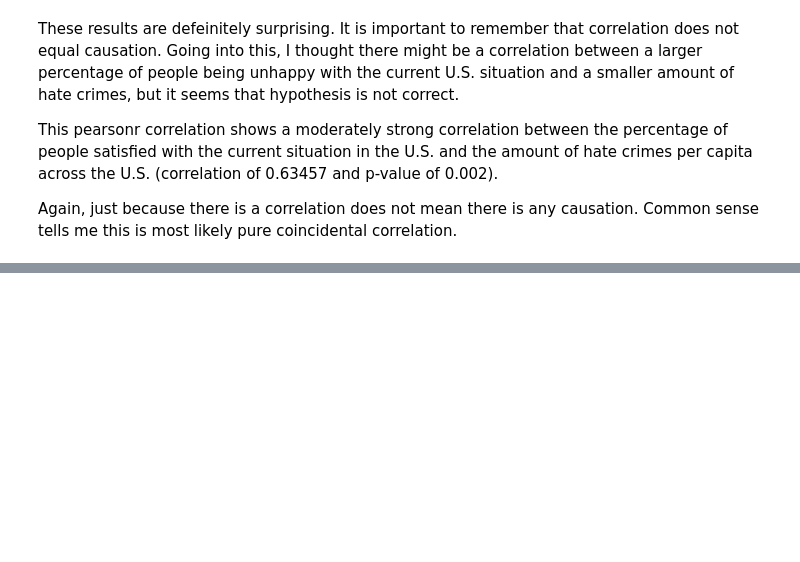
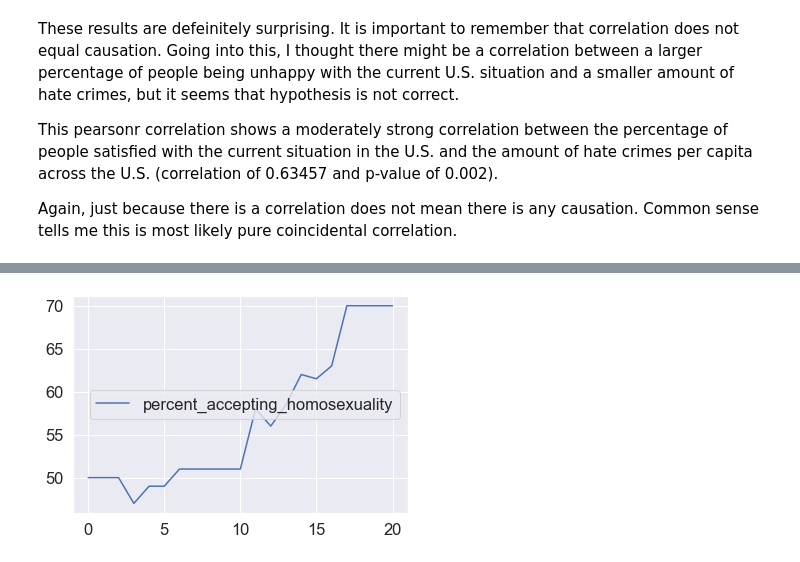
Before and after one commit to scdone/us_hate_crime_analysis_1991-2020, a Jupyter notebook: jupyter_notebooks/analysis/correlation_analysis.ipynb, the cells around one changed output, grey strips where cells are left out. Saved outputs shown, nothing was run; the diff lists cells and outputs as text; code cells hidden in the pictures; blank space fills up the shorter version.

```diff
--- a/jupyter_notebooks/analysis/correlation_analysis.ipynb
+++ b/jupyter_notebooks/analysis/correlation_analysis.ipynb
@@ -497,0 +464,4 @@ Warnings:
+# %%
+df[['percent_accepting_homosexuality']].plot();
+# %% [output]
+[figure, added]
```
Also changed, not shown: parts of 55 cells of this notebook, 5 other files.
